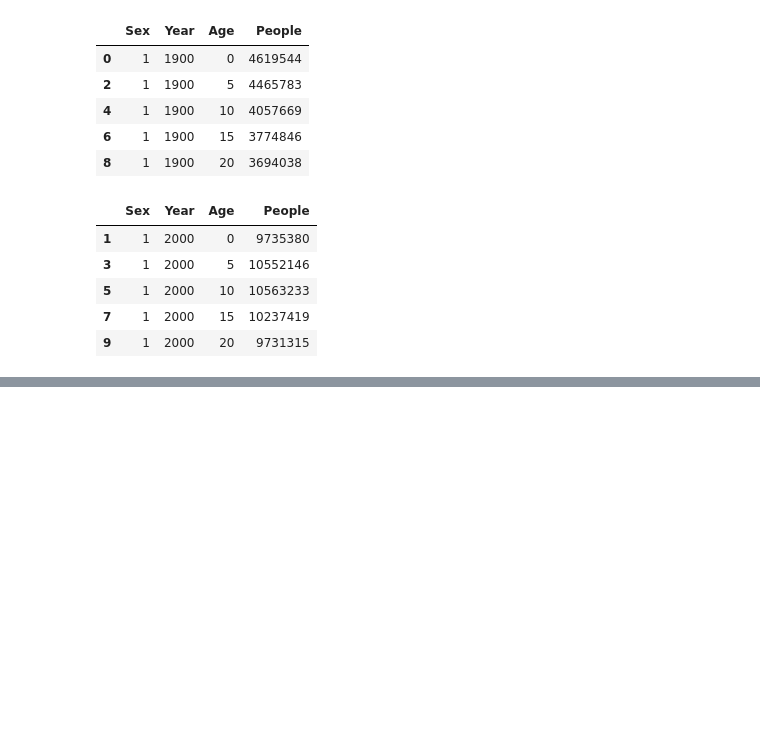
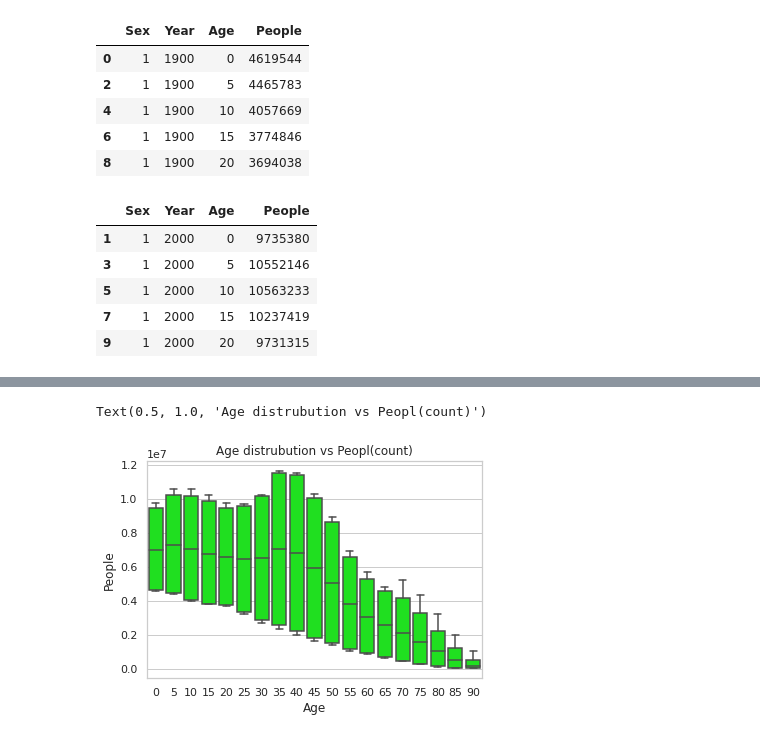
Before and after one commit to rghimre3/INFO-5502, a Jupyter notebook: lab_assignment_05.ipynb, the cells around one changed output, grey strips where cells are left out. Saved outputs shown, nothing was run; the diff lists cells and outputs as text; code cells hidden in the pictures; blank space fills up the shorter version.

```diff
--- a/lab_assignment_05.ipynb
+++ b/lab_assignment_05.ipynb
@@ -163,0 +171,7 @@ plt.show()
+# %%
+sns.boxplot(x="Age",y="People", data = df,color="lime")
+
+plt.title("Age distrubution vs Peopl(count)")
+# %% [output]
+Text(0.5, 1.0, 'Age distrubution vs Peopl(count)')
+[figure, added]
```
Also changed, not shown: parts of 6 cells of this notebook.
